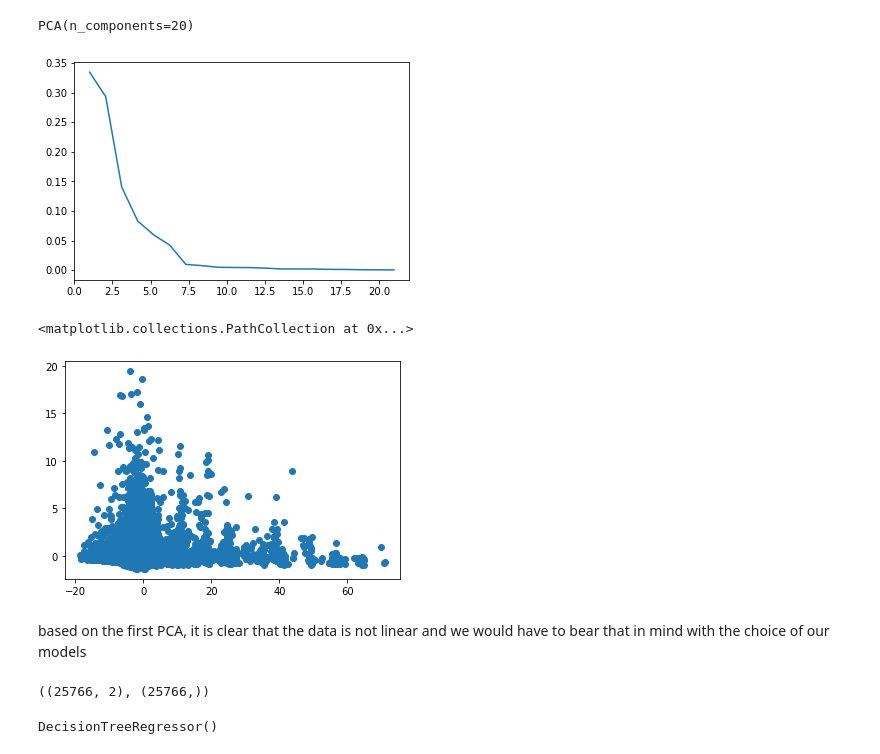
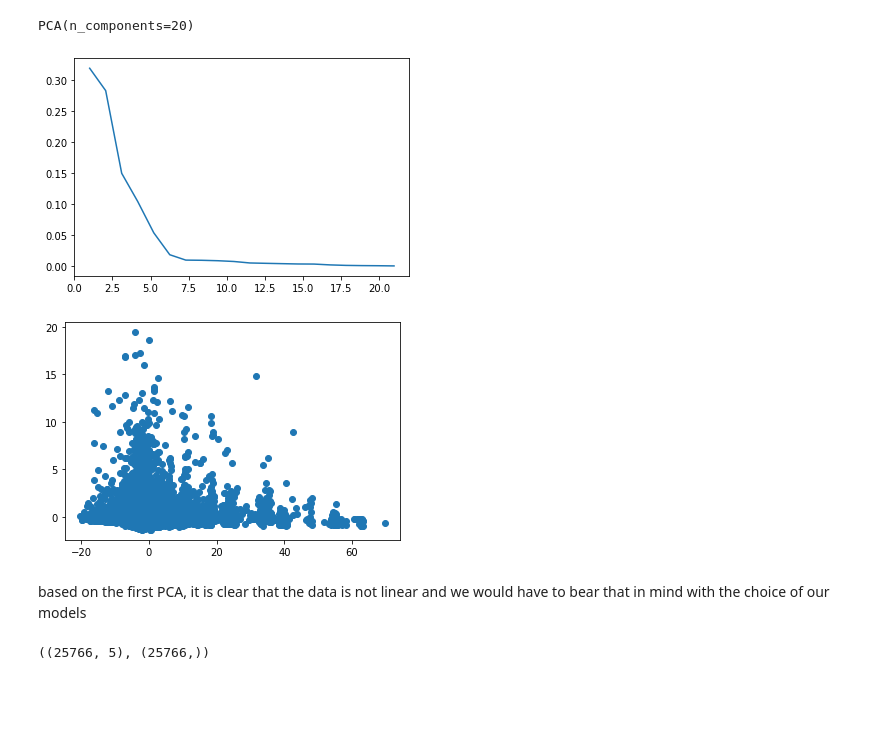
Before and after one commit to ajinkyabhanudas/SIADS696, a Jupyter notebook: Dataset_setup_Ajinkya.ipynb, the cells around one changed output. Cells and saved outputs as stored; diff of their text form; code cells hidden in the pictures; blank space fills up the shorter version.

```diff
--- a/Dataset_setup_Ajinkya.ipynb
+++ b/Dataset_setup_Ajinkya.ipynb
@@ -220,6 +213,7 @@ def create_dataset(df, featureset, primary=True):
   if primary:
     df["publishedAt"] = pd.to_datetime(df.publishedAt)
     df['publishedDayNum'] = df.publishedAt.apply(lambda x: x.timetuple().tm_yday)
+    df['publishedDayDelta'] = abs(df['publishedDayNum']-datetime.datetime.now().timetuple().tm_yday)
     df["categoryId"] = df.categoryId.astype(float)
     df["viewCount"] = df.viewCount.astype(float)
     df["likeCount"] = df.likeCount.astype(float)
@@ -231,6 +225,7 @@ def create_dataset(df, featureset, primary=True):
     df['channelTitle'] = df.channelTitle.str.lower()
     df['description'] = df.description.apply(lambda x: text_prep(x))
     df['title'] = df.title.apply(lambda x: text_prep(x))
+    df['log_duration_secs'] = np.log(df.duration_secs+1)
 
   else:
     df['ov_viewCount'] = df.viewCount.astype(float)
@@ -250,8 +245,9 @@ def create_dataset(df, featureset, primary=True):
 # %%
 features = ['title', 'description', 'channelTitle',
  'categoryId', 'viewCount', 'likeCount',
- 'commentCount', 'duration_secs','definition',
- 'topicCategories', 'publishedDayNum']
+ 'commentCount', 'duration_secs', 'log_duration_secs',
+ 'definition', 'topicCategories', 'publishedDayNum',
+ 'publishedDayDelta']
 
 preproc1_df = create_dataset(raw_df, features)
 # %%
@@ -419,7 +427,7 @@ for topic_list in df.title.values:
 # %%
 # unique_titles_word_list
 # %%
-basic_model_features = ['title', 'topicCategories', 'definition', 'publishedDayNum', 'duration_secs', 'std_viewCount']
+basic_model_features = ['title', 'topicCategories', 'definition', 'publishedDayNum', 'log_duration_secs', 'std_viewCount', 'publishedDayDelta']
 basic_model_data = df[basic_model_features]
 
 basic_model_data.head()
@@ -484,7 +505,7 @@ basic_model_data['vec_topicCategories'] = basic_model_data.topicCategories.apply
 titles = pd.DataFrame(basic_model_data.vec_title.tolist(), index= basic_model_data.index, columns=["title_"+str(i) for i in range(1,101)])
 topics = pd.DataFrame(basic_model_data.vec_topicCategories.tolist(), index= basic_model_data.index, columns=["topics_"+str(i) for i in range(1,101)])
 # %%
-data_df = pd.concat([titles, topics, basic_model_data[['publishedDayNum', 'duration_secs', 'std_viewCount']], pd.get_dummies(basic_model_data.definition)], axis=1)
+data_df = pd.concat([titles, topics, basic_model_data[['publishedDayNum', 'log_duration_secs', 'std_viewCount', 'publishedDayDelta']], pd.get_dummies(basic_model_data.definition)], axis=1)
 # %%
 data_df.head()
 # %% [output]
@@ -524,22 +545,21 @@ import matplotlib.pyplot as plt
 ##SCREE PLOT
 plt.plot(np.linspace(1,21,20),pca.explained_variance_ratio_);
 # %% [output]
-[figure, old version]
+[figure, new version]
 # %%
-pca = PCA(n_components=1) #components based on the scree plot above
+pca = PCA(n_components=5) #components based on the scree plot above
 
 pca_train_X = pca.fit_transform(train_X)
 
-plt.scatter(pca_train_X, train_y);
+plt.scatter(pca_train_X[:,0], train_y);
 # %% [output]
-<matplotlib.collections.PathCollection at 0x...>
-[figure, old version]
+[figure, new version]
 # %% [markdown]
 based on the first PCA, it is clear that the data is not linear and we would have to bear that in mind with the choice of our models
 # %%
 pca_train_X.shape, train_y.shape
 # %% [output]
-((25766, 2), (25766,))
+((25766, 5), (25766,))
 # %%
 pca = PCA(n_components=5) #components based on the scree plot above
 
@@ -559,10 +589,10 @@ from sklearn.model_selection import cross_val_score
 # %%
-lr = LinearRegression()
+lr = LinearRegression(fit_intercept=False)
 llr = Lasso(alpha=0.1)
 rr = Ridge(alpha=1.0)
 dr = DummyRegressor(strategy="mean")
 svr = SVR(kernel = 'linear')
-dtr = DecisionTreeRegressor()
+dtr = DecisionTreeRegressor(max_depth=2)
 
 lr.fit(train_X, train_y)
 llr.fit(train_X, train_y)
@@ -570,5 +600,3 @@ rr.fit(train_X, train_y)
 dr.fit(train_X, train_y)
 # svr.fit(train_X, train_y)
 dtr.fit(train_X, train_y)
-# %% [output]
-DecisionTreeRegressor()
```
Also changed, not shown: parts of 35 cells of this notebook.
